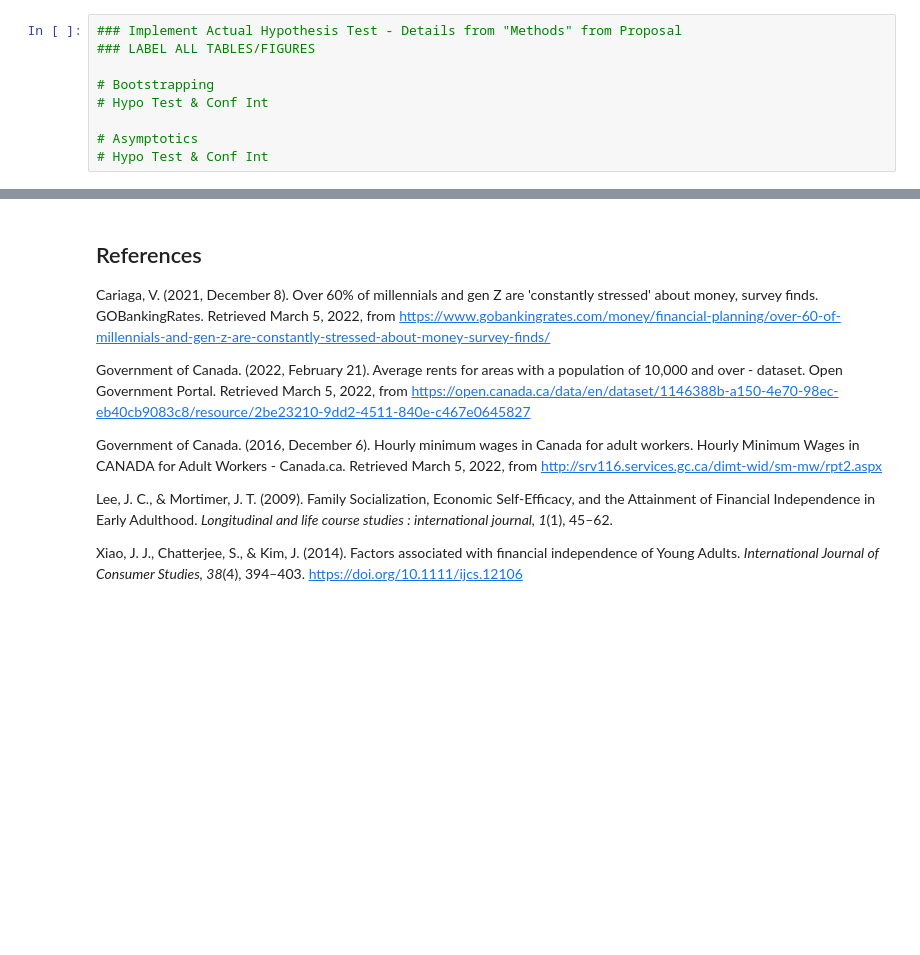
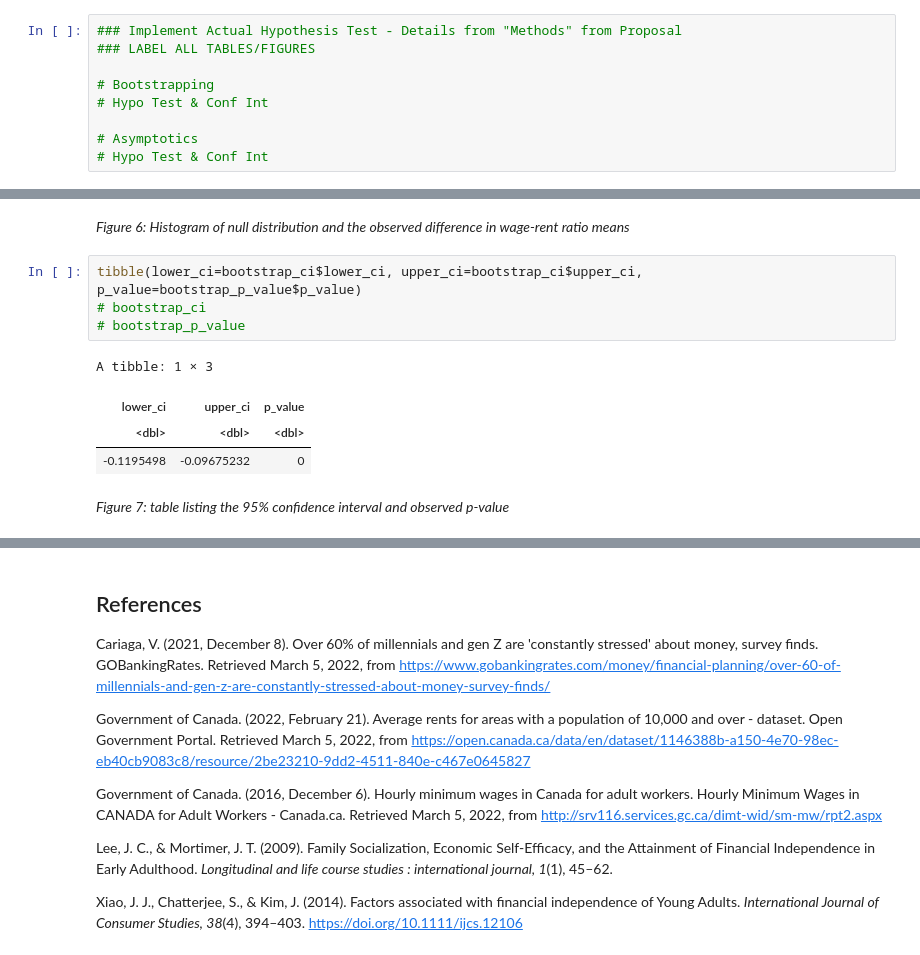
Before and after one commit to Guo-Michael/stat_201_project, a Jupyter notebook: final_report.ipynb, the cells around one changed output, grey strips where cells are left out. Cells and saved outputs as stored; diff of their text form; blank space fills up the shorter version.

```diff
--- a/final_report.ipynb
+++ b/final_report.ipynb
@@ -232,0 +256,13 @@ A tibble: 1 × 1
+# %% [markdown]
+*Figure 6: Histogram of null distribution and the observed difference in wage-rent ratio means*
+# %%
+tibble(lower_ci=bootstrap_ci$lower_ci, upper_ci=bootstrap_ci$upper_ci, p_value=bootstrap_p_value$p_value)
+# bootstrap_ci
+# bootstrap_p_value
+# %% [output]
+A tibble: 1 × 3
+| lower_ci | upper_ci | p_value |
+| <dbl> | <dbl> | <dbl> |
+| -0.1195498 | -0.09675232 | 0 |
+# %% [markdown]
+*Figure 7: table listing the 95% confidence interval and observed p-value*
```
Also changed, not shown: parts of 20 cells of this notebook.
